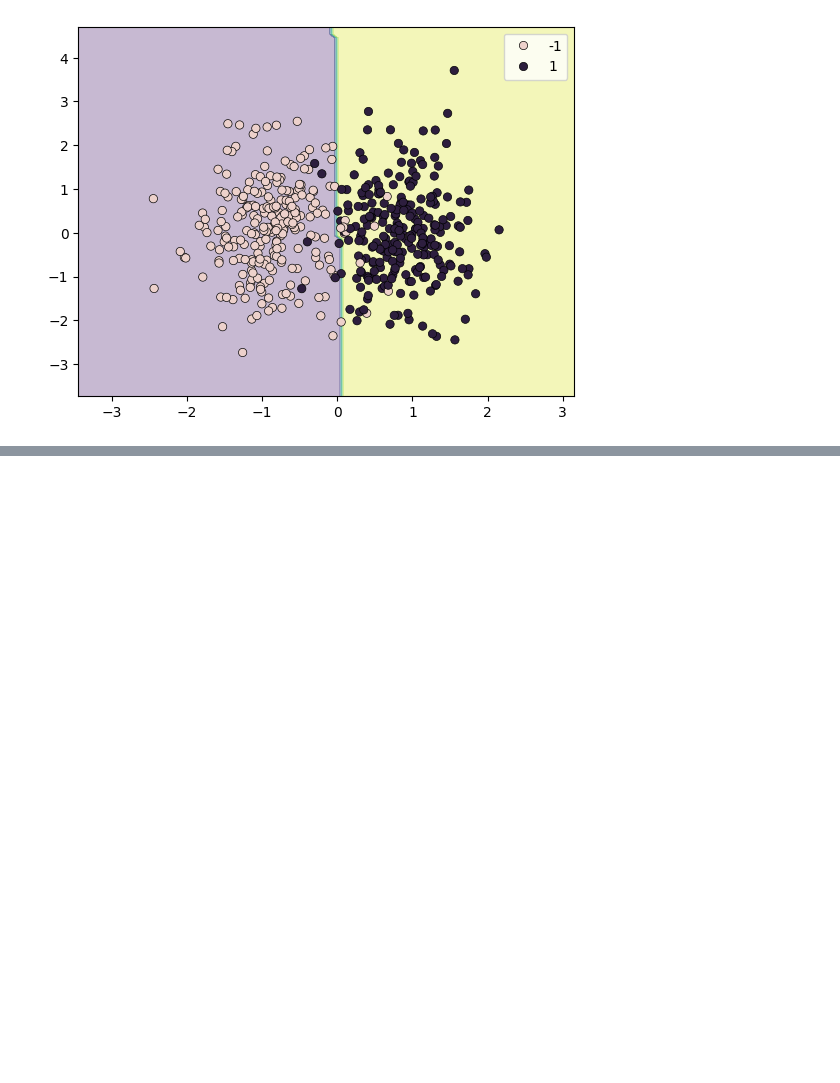
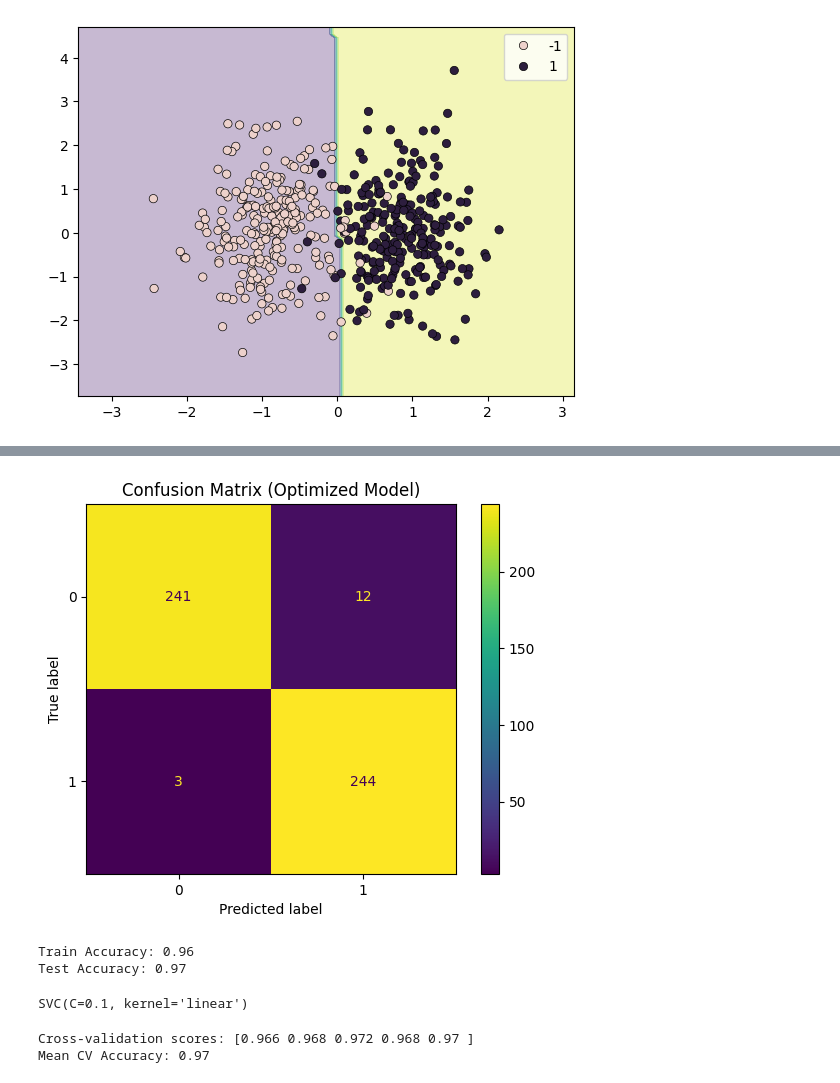
Before and after one commit to Sevinj-joy/ML_algorithm_examples, a Jupyter notebook: Support Vector Machines (SVM)/SVM_kernel.ipynb, the cells around one changed output, grey strips where cells are left out. Drawn from its saved outputs; the diff is of its cells as text; code cells hidden in the pictures; blank space fills up the shorter version.

```diff
--- a/Support Vector Machines (SVM)/SVM_kernel.ipynb
+++ b/Support Vector Machines (SVM)/SVM_kernel.ipynb
@@ -52,0 +113,36 @@ plt.show()
+# %%
+cm_best = confusion_matrix(y_test, y_pred_best)
+disp_best = ConfusionMatrixDisplay(confusion_matrix=cm_best)
+disp_best.plot()
+plt.title("Confusion Matrix (Optimized Model)")
+plt.show()
+# %% [output]
+[figure, added]
+# %%
+train_accuracy = accuracy_score(y, best_model.predict(x))
+test_accuracy = accuracy_score(y_test, best_model.predict(x_test))
+
+print(f"Train Accuracy: {train_accuracy:.2f}")
+print(f"Test Accuracy: {test_accuracy:.2f}")
+# %% [output]
+Train Accuracy: 0.96
+Test Accuracy: 0.97
+# %%
+from sklearn.utils import resample
+
+x_more, y_more = resample(x, y, n_samples=2000, random_state=42)
+x = np.vstack((x, x_more))
+y = np.hstack((y, y_more))
+
+best_model.fit(x, y)
+# %% [output]
+SVC(C=0.1, kernel='linear')
+# %%
+from sklearn.model_selection import cross_val_score
+
+cv_scores = cross_val_score(best_model, x, y, cv=5)
+print(f"Cross-validation scores: {cv_scores}")
+print(f"Mean CV Accuracy: {cv_scores.mean():.2f}")
+# %% [output]
+Cross-validation scores: [0.966 0.968 0.972 0.968 0.97 ]
+Mean CV Accuracy: 0.97
```
Also changed, not shown: parts of 5 cells of this notebook.
